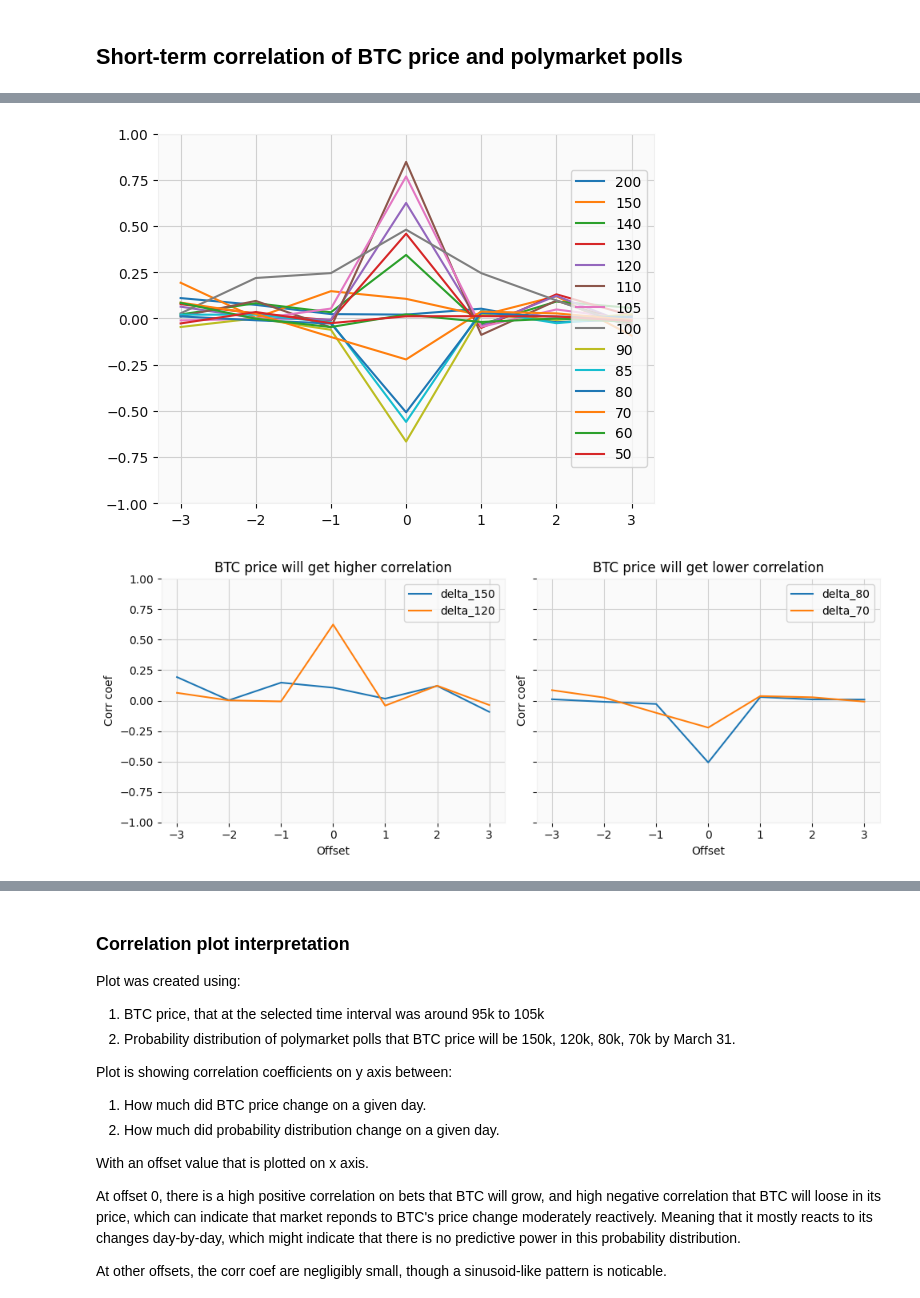
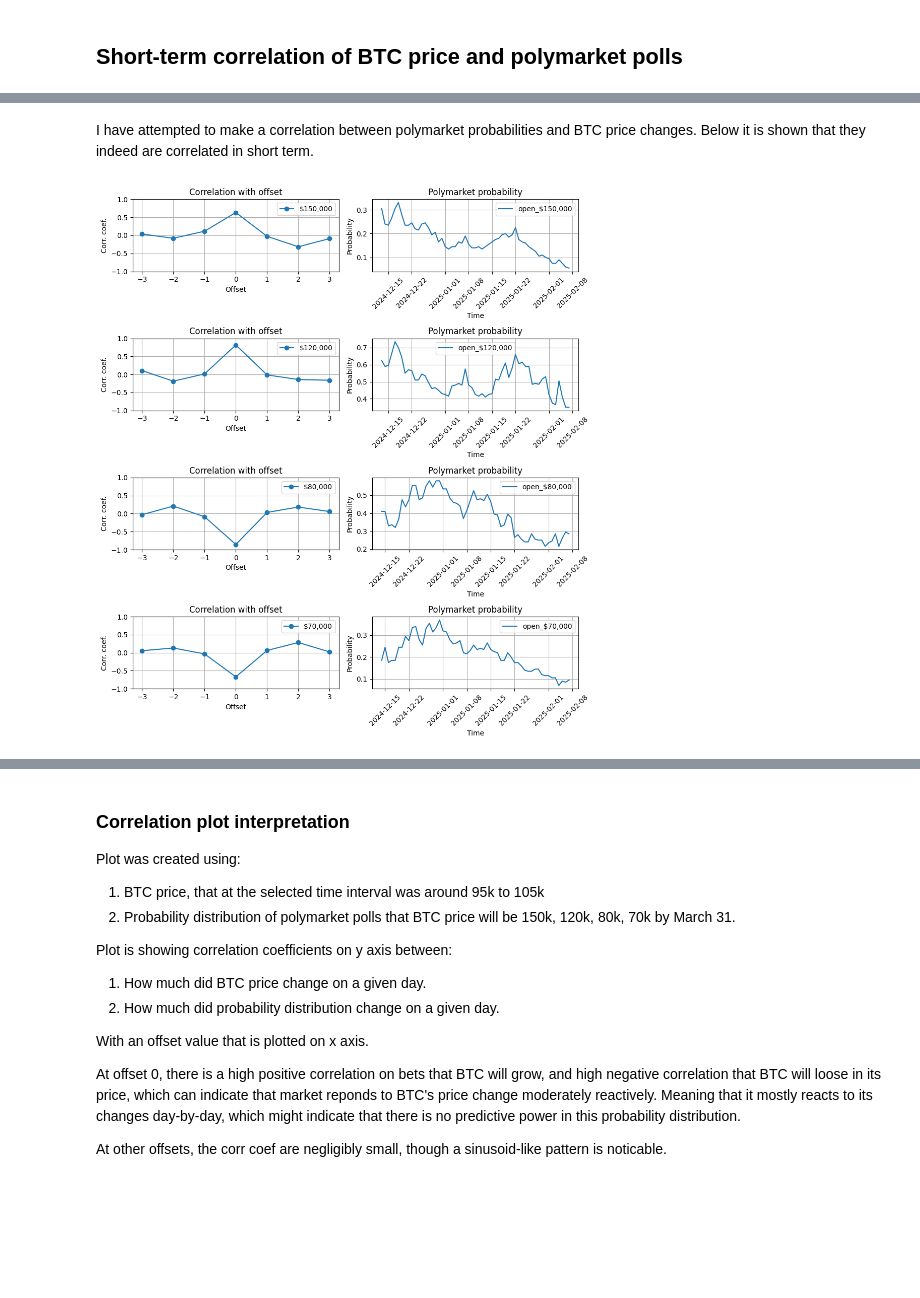
Before and after one commit to DiceNameIsMy/algotrading, a Jupyter notebook: src/main.ipynb, the cells around one changed output, grey strips where cells are left out. Saved outputs shown, nothing was run; the diff lists cells and outputs as text; code cells hidden in the pictures; blank space fills up the shorter version.

```diff
--- a/src/main.ipynb
+++ b/src/main.ipynb
@@ -211,30 +68,0 @@ plt.show()
-# %%
-corr_offsets = range(-3, 3 + 1)
-corr_data = []
-
-
-for d in deltas:
-
-    data: PMDataset = d["data"]
-    print(f"{len(data.open)=}")
-
-    delta = d["delta"]
-    BTC_delta = d["BTC_delta"]
-    col_corr_data = []
-    for offset in corr_offsets:
-        offset_delta = np.roll(delta, offset)
-        offset_BTC_delta = BTC_delta
-
-        if offset > 0:
-            offset_delta = offset_delta[offset:]
-            offset_BTC_delta = BTC_delta[offset:]
-        elif offset < 0:
-            offset_delta = offset_delta[:offset]
-            offset_BTC_delta = BTC_delta[:offset]
-
-        correlation_with_offset = np.corrcoef(offset_BTC_delta, offset_delta)[0, 1]
-
-        col_corr_data.append(correlation_with_offset)
-    corr_data.append(col_corr_data)
-
-corr_data[5]
@@ -263,35 +68,0 @@ len(data.open)=29
-# %%
-for i, d in enumerate(deltas):
-    plt.plot(corr_offsets, corr_data[i], label=d["data"].label)
-
-plt.legend(loc="right")
-
-plt.ylim(-1, 1)
-
-# Show the plot
-plt.show()
-# %% [output]
-[figure, removed]
-# %%
-# Create two side-by-side plots
-fig, axes = plt.subplots(nrows=1, ncols=2, figsize=(10, 4), sharey=True, sharex=True)
-
-axes[0].plot(corr_offsets, corr_data[1], label="delta_150")
-axes[0].plot(corr_offsets, corr_data[4], label="delta_120")
-axes[0].set_title("BTC price will get higher correlation")
-axes[0].set_xlabel("Offset")
-axes[0].set_ylabel("Corr coef")
-axes[0].legend()
-
-axes[1].plot(corr_offsets, corr_data[10], label="delta_80")
-axes[1].plot(corr_offsets, corr_data[11], label="delta_70")
-axes[1].set_title("BTC price will get lower correlation")
-axes[1].set_xlabel("Offset")
-axes[1].set_ylabel("Corr coef")
-axes[1].legend()
-
-plt.ylim(-1, 1)
-plt.tight_layout()
-plt.show()
-# %% [output]
-[figure, removed]
@@ -377,0 +69,13 @@ def plot_delta_correlation(pm_data: list[PMDataset], interval: str, corr_amplitu
+# %% [markdown]
+I have attempted to make a correlation between polymarket probabilities and BTC price changes. Below it is shown that they indeed are correlated in short term.
+# %%
+from analysis import plot_delta_correlation
+import poly_datasets
+import data
+
+fidelity = 60 * 24
+pm_df = poly_datasets.load_pm_dataset('1_pm_BTC_1d.csv')
+
+plot_delta_correlation(pm_df, data.FIDELITY_MAPPING[fidelity], 3)
+# %% [output]
+[figure, added]
```
Also changed, not shown: parts of 13 cells of this notebook, 11 other files.
